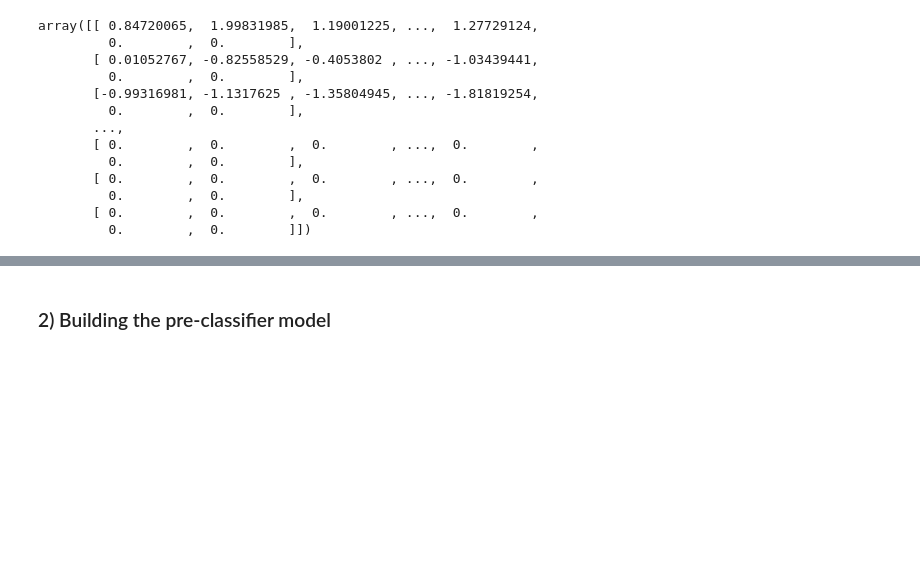
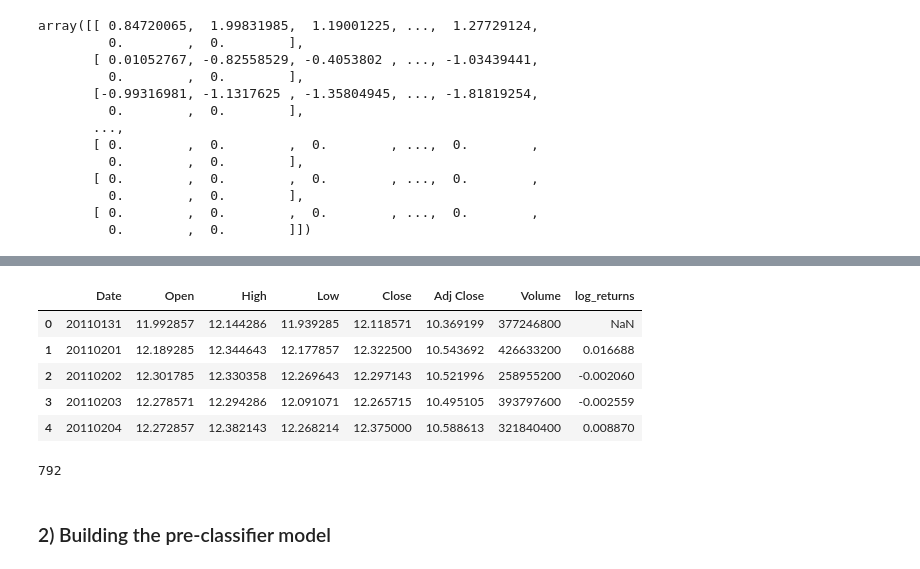
Before and after one commit to jaddubhai/189_proj_RNNs, a Jupyter notebook: Solution.ipynb, the cells around one changed output, grey strips where cells are left out. Cells and saved outputs as stored; diff of their text form; code cells hidden in the pictures; blank space fills up the shorter version.

Commit message:
added labels and padded df for value vecs

```diff
--- a/Solution.ipynb
+++ b/Solution.ipynb
@@ -161,0 +174,15 @@ array([[ 0.84720065,  1.99831985,  1.19001225, ...,  1.27729124,
+# %%
+prices = pd.read_csv('AAPL.csv')
+prices['log_returns'] = np.log(prices['Close']) - np.log(prices['Close'].shift(1))
+# %%
+#change date format
+prices['Date'] = prices['Date'].apply(lambda x: int(x.replace('-', '')))
+# %%
+prices.head()
+# %% [output]
+|  | Date | Open | High | Low | Close | Adj Close | Volume | log_returns |
+| 0 | 20110131 | 11.992857 | 12.144286 | 11.939285 | 12.118571 | 10.369199 | 377246800 | NaN |
+| 1 | 20110201 | 12.189285 | 12.344643 | 12.177857 | 12.322500 | 10.543692 | 426633200 | 0.016688 |
+| 2 | 20110202 | 12.301785 | 12.330358 | 12.269643 | 12.297143 | 10.521996 | 258955200 | -0.002060 |
+| 3 | 20110203 | 12.278571 | 12.294286 | 12.091071 | 12.265715 | 10.495105 | 393797600 | -0.002559 |
+| 4 | 20110204 | 12.272857 | 12.382143 | 12.268214 | 12.375000 | 10.588613 | 321840400 | 0.008870 |
@@ -162,3 +203,7 @@ array([[ 0.84720065,  1.99831985,  1.19001225, ...,  1.27729124,
+# %%
+len(labels)
+# %% [output]
+792
 # %% [markdown]
 ### 2) Building the pre-classifier model
 # %% [markdown]
```
Also changed, not shown: parts of 11 cells of this notebook.
